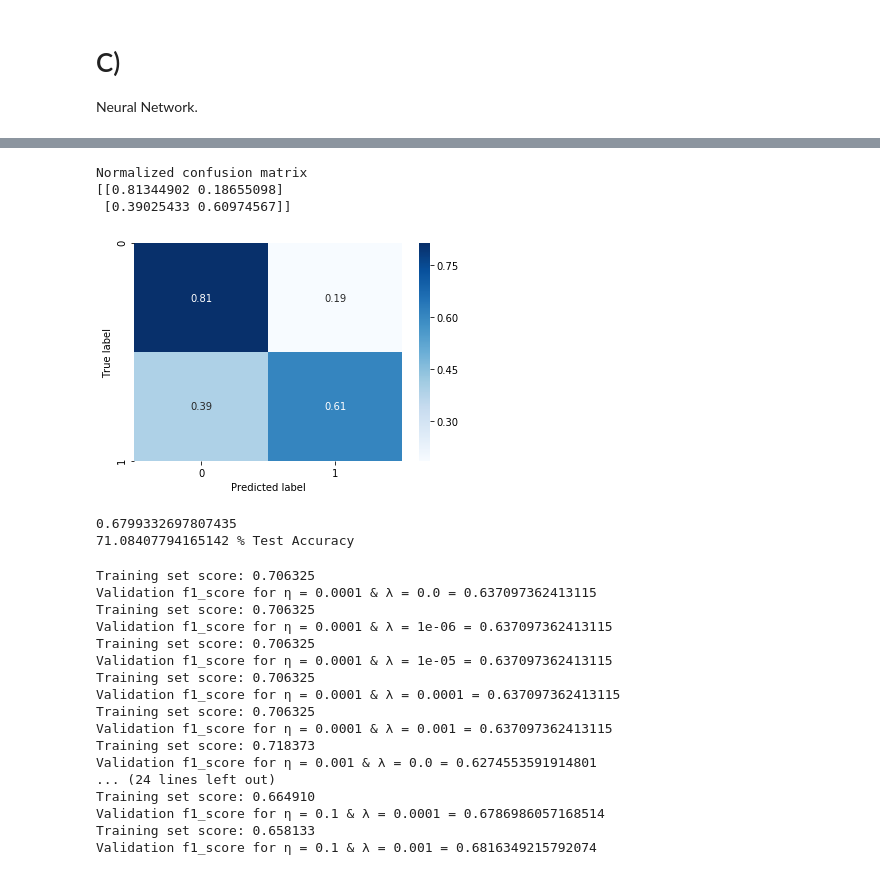
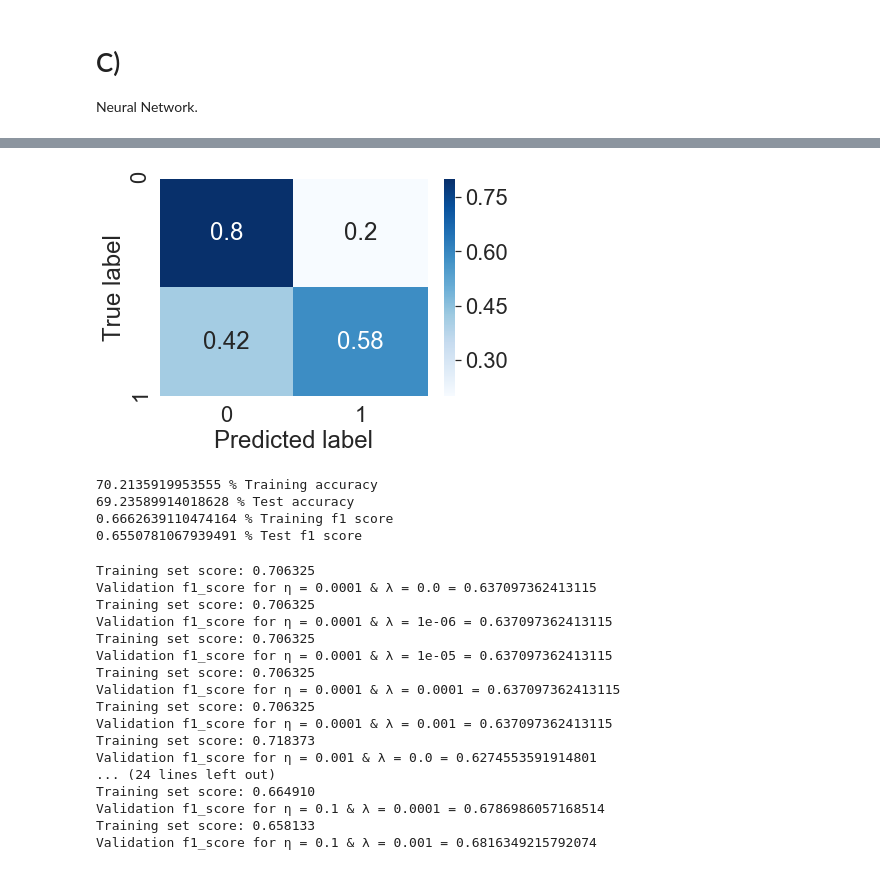
Before and after one commit to VemundST/Project2, a Jupyter notebook: Vemund/PART_ABC_FIFTYFIFTY.ipynb, the cells around one changed output, grey strips where cells are left out. Drawn from its saved outputs; the diff is of its cells as text; code cells hidden in the pictures.

```diff
--- a/Vemund/PART_ABC_FIFTYFIFTY.ipynb
+++ b/Vemund/PART_ABC_FIFTYFIFTY.ipynb
@@ -304,6 +313,5 @@ plt.show()
 # %%
 best_eta_index, best_lmb_index = np.where(test_loss == np.min(test_loss))
 best_eta,best_lmb = etavec[best_eta_index], lmbvec[best_lmb_index]
-best_lmb = 0
 print('eta=',best_eta)
 print('lmb=',best_lmb)
@@ -311,6 +322,10 @@ print('lmb=',best_lmb)
 epochs=1000
 
 norm = np.zeros([2,2])
+accuracy_test = 0
+f1_test = 0
+accuracy_train = 0
+f1_train = 0
 for kf in range(k):
     xtrain = x_folds[np.arange(len(x_folds))!=kf]      # Featch all but the i-th element
     xtrain = np.concatenate(xtrain,axis=0)
@@ -325,7 +340,7 @@ for kf in range(k):
     neural_net.add_layers(n_features=[91,50,20], n_neurons = [50,20,1] , n_layers=3)
 
     neural_net.train(epochs, batch_size, xtrain,ytrain,activation,derivative \
-                             ,xtest,ytest, verbose=False)
+                             ,xtest,ytest, verbose=True)
 
     pred = neural_net.feed_out(xtest, activation)
     test_loss[i,j] +=  lrf.cost_log_ols(pred.ravel(),ytest.T)
@@ -333,14 +348,13 @@ for kf in range(k):
 
     classified=np.round(pred)
 
-    accuracy_test[i,j] += 100*np.sum(classified==ytest)/len(classified)
-    f1_test[i,j] += f1_score(ytest, classified)
+    accuracy_test += 100*np.sum(classified==ytest)/len(classified)
+    f1_test += f1_score(ytest, classified)
     norm += fx.norm_confusion_matrix(ytest, classified, normalize=True)
 
     classified=np.round(neural_net.feed_out(xtrain, activation))
-    accuracy_train[i,j] += 100*np.sum(classified==ytrain)/len(classified)
-    f1_train[i,j] += f1_score(ytrain, classified)
-    print(kf+1)
+    accuracy_train += 100*np.sum(classified==ytrain)/len(classified)
+    f1_train += f1_score(ytrain, classified)
 
 norm = norm/k
 accuracy_train = accuracy_train/k
@@ -348,4 +362,4 @@ accuracy_test = accuracy_test/k
 f1_train = f1_train/k
 f1_test = f1_test/k
 test_loss = test_loss/k
-cost_val, cost_train = neural_net.costs()
+cost_test, cost_train = neural_net.costs()
@@ -361,30 +395,21 @@ plt.show()
 # %%
-classified=np.round(neural_net.feed_out(xtest, activation))
-norm = fx.norm_confusion_matrix(ytest, classified, normalize=True)
 fig=sns.heatmap(norm, annot=True, cmap=plt.cm.Blues,yticklabels=['0','1'], xticklabels=['0','1'])
 fig.set_yticks([0, 2])
 fig.set_xticks([0.5, 1.5])
 fig.set(xlabel='Predicted label', ylabel='True label')
 plt.show()
-print(f1_score(ytest, classified))
-print(100*np.sum(classified==ytest)/len(classified),'% Test Accuracy')
+# %% [output]
+[figure, added]
-# %%
-classified=np.round(neural_net.feed_out(xtrain, activation))
-norm = fx.norm_confusion_matrix(ytrain, classified, normalize=True)
-fig=sns.heatmap(norm, annot=True, cmap=plt.cm.Blues,yticklabels=['0','1'], xticklabels=['0','1'])
-fig.set_yticks([0, 2])
-fig.set_xticks([0.5, 1.5])
-fig.set(xlabel='Predicted label', ylabel='True label')
-plt.show()
-print(f1_score(ytrain, classified))
-print(100*np.sum(classified==ytrain)/len(classified),'% Test Accuracy')
-# %% [output]
-Normalized confusion matrix
-[[0.81344902 0.18655098]
- [0.39025433 0.60974567]]
-[figure, removed]
-0.6799332697807435
-71.08407794165142 % Test Accuracy
+# %%
+print(accuracy_train, '% Training accuracy')
+print(accuracy_test, '% Test accuracy')
+print(f1_train, '% Training f1 score')
+print(f1_test, '% Test f1 score')
+# %% [output]
+70.2135919953555 % Training accuracy
+69.23589914018628 % Test accuracy
+0.6662639110474164 % Training f1 score
+0.6550781067939491 % Test f1 score
 # %%
 from sklearn.neural_network import MLPClassifier
 # by default MLPClassifier employes l2 regularization
```
Also changed, not shown: parts of 12 cells of this notebook, 14 other files.
